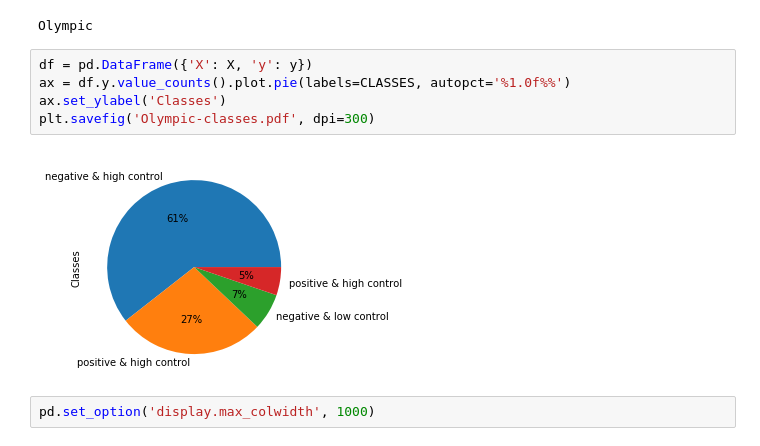
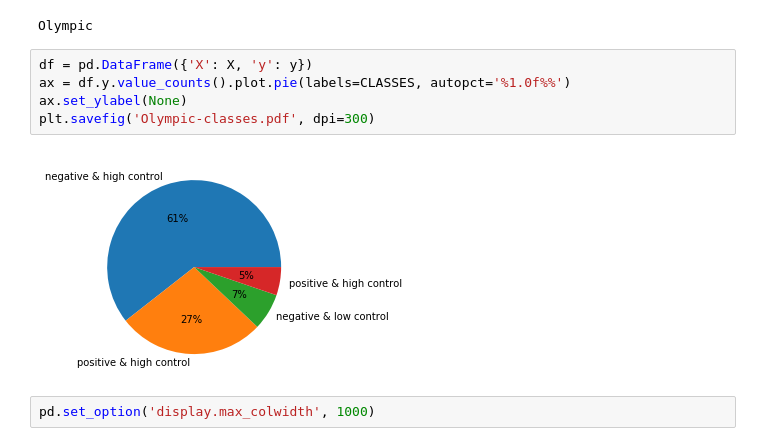
Before and after one commit to karabellyj/emoji-gpt2, a Jupyter notebook: notebooks/Olympic-experiments.ipynb, the cells around one changed output. Cells and saved outputs as stored; diff of their text form.

Commit message:
change ylabel to None

```diff
--- a/notebooks/Olympic-experiments.ipynb
+++ b/notebooks/Olympic-experiments.ipynb
@@ -91,10 +91,10 @@ Olympic
 # %%
 df = pd.DataFrame({'X': X, 'y': y})
 ax = df.y.value_counts().plot.pie(labels=CLASSES, autopct='%1.0f%%')
-ax.set_ylabel('Classes')
+ax.set_ylabel(None)
 plt.savefig('Olympic-classes.pdf', dpi=300)
 # %% [output]
-[figure, old version]
+[figure, new version]
 # %%
 pd.set_option('display.max_colwidth', 1000)
 # %%
```
